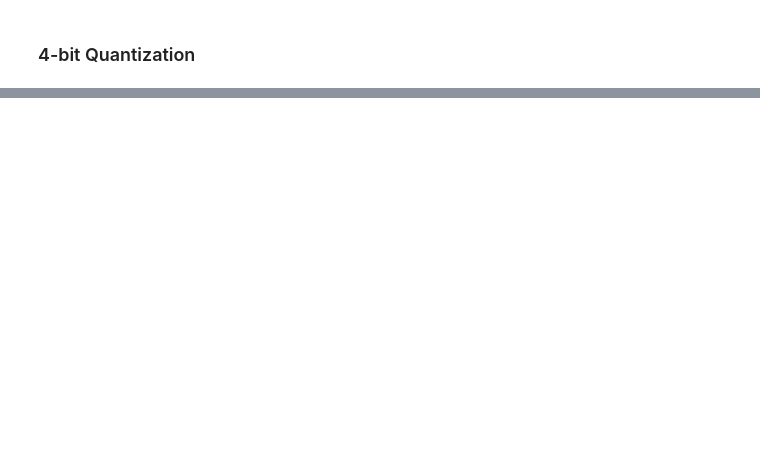
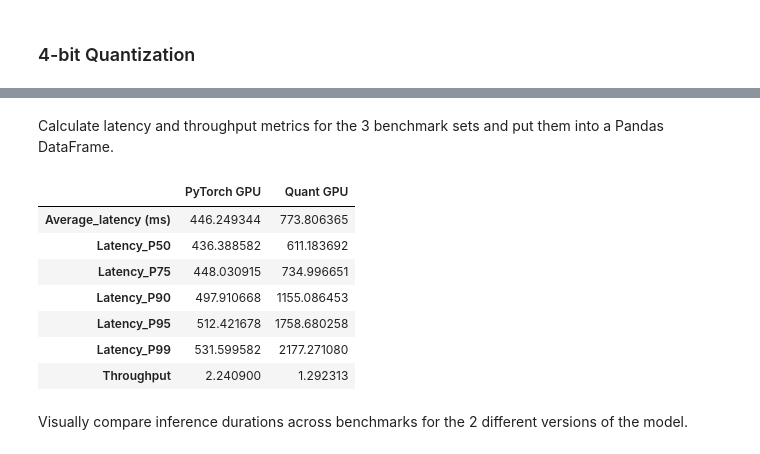
Before and after one commit to rahiakela/small-language-models-fine-tuning, a Jupyter notebook: domain-specific-small-language-models/05-generate-python-code/03_benchmark_inference_performance2.ipynb, the cells around one changed output, grey strips where cells are left out. Cells and saved outputs as stored; diff of their text form; code cells hidden in the pictures; blank space fills up the shorter version.

```diff
--- a/domain-specific-small-language-models/05-generate-python-code/03_benchmark_inference_performance2.ipynb
+++ b/domain-specific-small-language-models/05-generate-python-code/03_benchmark_inference_performance2.ipynb
@@ -347,0 +427,10 @@ fig.show()
+# %%
+pipe = pipeline("text-generation",
+            model=quantized_model_loaded,
+            tokenizer=tokenizer,
+            do_sample=True,
+            use_cache=True,
+            temperature=0.2,
+            top_p=0.95,
+            max_length=14,
+)
@@ -347,0 +449,5 @@ fig.show()
+# %%
+PROVIDERS = {
+    ("ort", "Quant GPU"),
+}
+results = benchmark_inference(PROVIDERS, pipe, prompt, results)
@@ -347,0 +472,2 @@ fig.show()
+# %% [markdown]
+Calculate latency and throughput metrics for the 3 benchmark sets and put them into a Pandas DataFrame.
@@ -347,0 +477,40 @@ fig.show()
+# %%
+perf_results = {}
+for k, v in results.items():
+  latency_list = v.model_inference_time
+  latency_50 = np.percentile(latency_list, 50) * 1e3
+  latency_75 = np.percentile(latency_list, 75) * 1e3
+  latency_90 = np.percentile(latency_list, 90) * 1e3
+  latency_95 = np.percentile(latency_list, 95) * 1e3
+  latency_99 = np.percentile(latency_list, 99) * 1e3
+
+  average_latency = np.mean(v.model_inference_time) * 1e3
+  throughput = 1 * (1000 / average_latency)
+
+  perf_results[k] = (
+        average_latency,
+        latency_50,
+        latency_75,
+        latency_90,
+        latency_95,
+        latency_99,
+        throughput,
+    )
+# %%
+import pandas as pd
+
+index_labels = ['Average_latency (ms)', 'Latency_P50', 'Latency_P75',
+                'Latency_P90', 'Latency_P95', 'Latency_P99', 'Throughput']
+perf_df = pd.DataFrame(data=perf_results, index=index_labels)
+perf_df
+# %% [output]
+|  | PyTorch GPU | Quant GPU |
+| Average_latency (ms) | 446.249344 | 773.806365 |
+| Latency_P50 | 436.388582 | 611.183692 |
+| Latency_P75 | 448.030915 | 734.996651 |
+| Latency_P90 | 497.910668 | 1155.086453 |
+| Latency_P95 | 512.421678 | 1758.680258 |
+| Latency_P99 | 531.599582 | 2177.271080 |
+| Throughput | 2.240900 | 1.292313 |
+# %% [markdown]
+Visually compare inference durations across benchmarks for the 2 different versions of the model.
```
Also changed, not shown: parts of 21 cells of this notebook.
